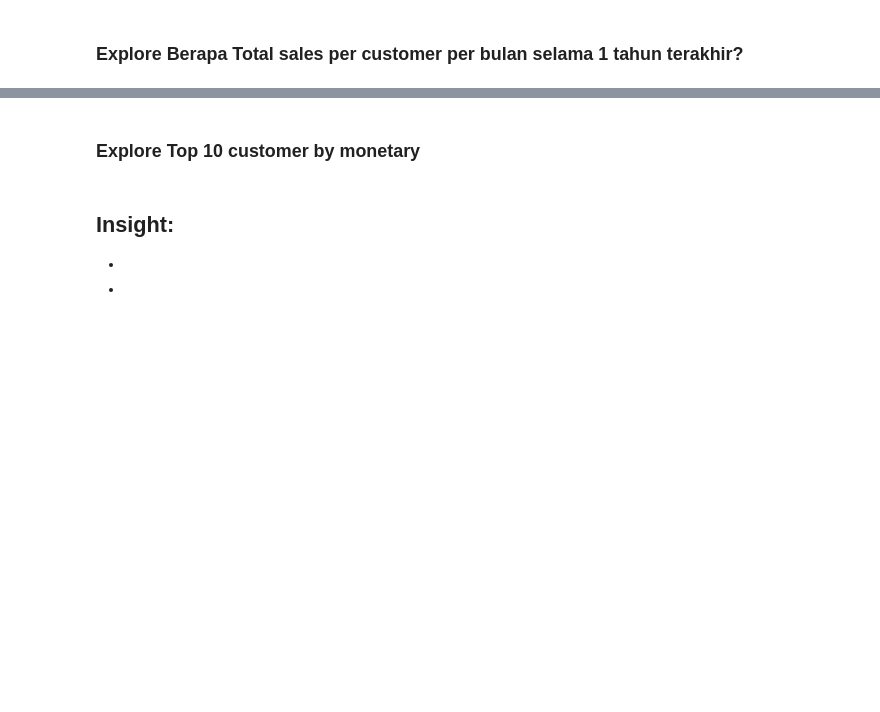
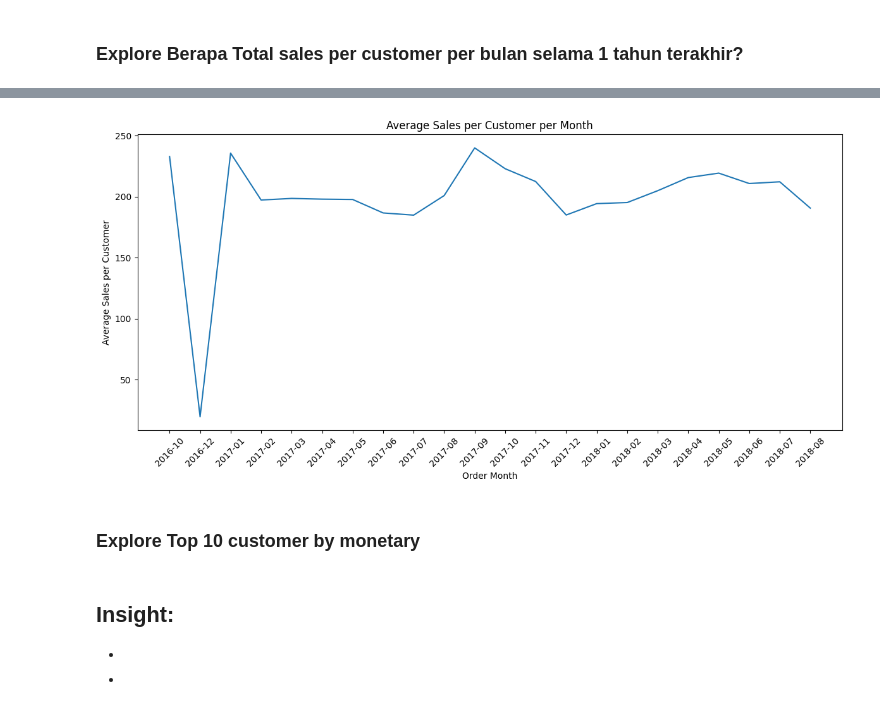
Before and after one commit to ralik45/E-Commerce-Analysis, a Jupyter notebook: Submission.ipynb, the cells around one changed output, grey strips where cells are left out. Saved outputs shown, nothing was run; the diff lists cells and outputs as text; code cells hidden in the pictures; blank space fills up the shorter version.

```diff
--- a/Submission.ipynb
+++ b/Submission.ipynb
@@ -1163,0 +1131,16 @@ sales_per_customer_sorted
+# %%
+# Create 'order_month' column if it doesn't exist
+if 'order_month' not in orders_items_payments.columns:
+    orders_items_payments['order_month'] = orders_items_payments['order_purchase_timestamp'].dt.to_period('M')
+
+# Calculate total sales per customer per month
+sales_per_customer_per_month = orders_items_payments.groupby(['order_month', 'customer_id'])['payment_value'].sum().reset_index()
+
+# Calculate total sales and average sales per customer per month
+pivot_table = sales_per_customer_per_month.groupby('order_month').agg(
+    total_sales=('payment_value', 'sum'),
+    avg_sales_per_customer=('payment_value', 'mean')
+)
+
+# Display the pivot table
+pivot_table
@@ -1164,3 +1166,14 @@ sales_per_customer_sorted
+# %%
+plt.figure(figsize=(12, 6))
+plt.plot(pivot_table.index.astype(str), pivot_table['avg_sales_per_customer'].values)
+plt.xlabel("Order Month")
+plt.ylabel("Average Sales per Customer")
+plt.title("Average Sales per Customer per Month")
+plt.xticks(rotation=45)
+plt.tight_layout()
+plt.show()
+# %% [output]
+[figure, added]
 # %% [markdown]
 ### Explore Top 10 customer by monetary
 # %% [markdown]
```
Also changed, not shown: parts of 8 cells of this notebook.
